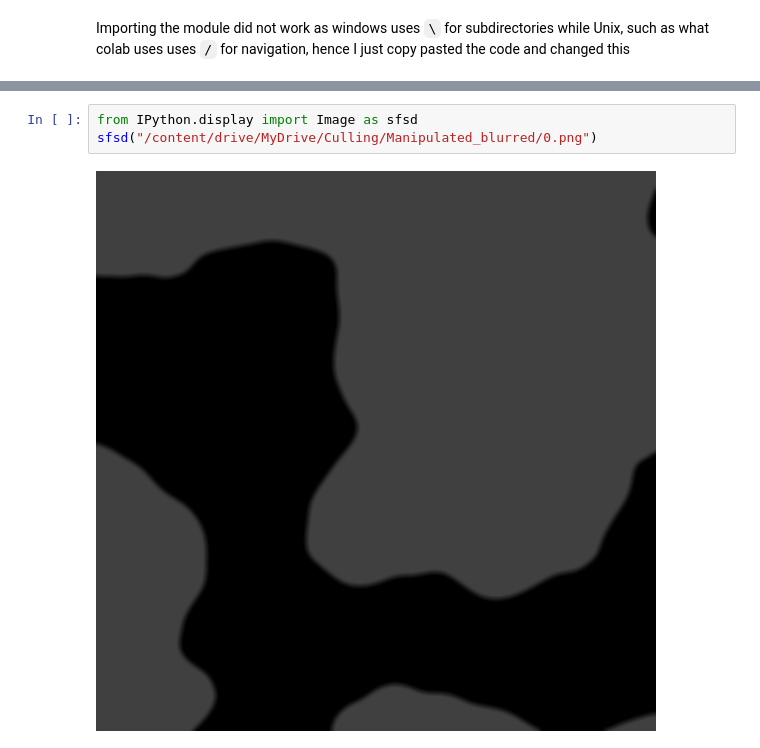
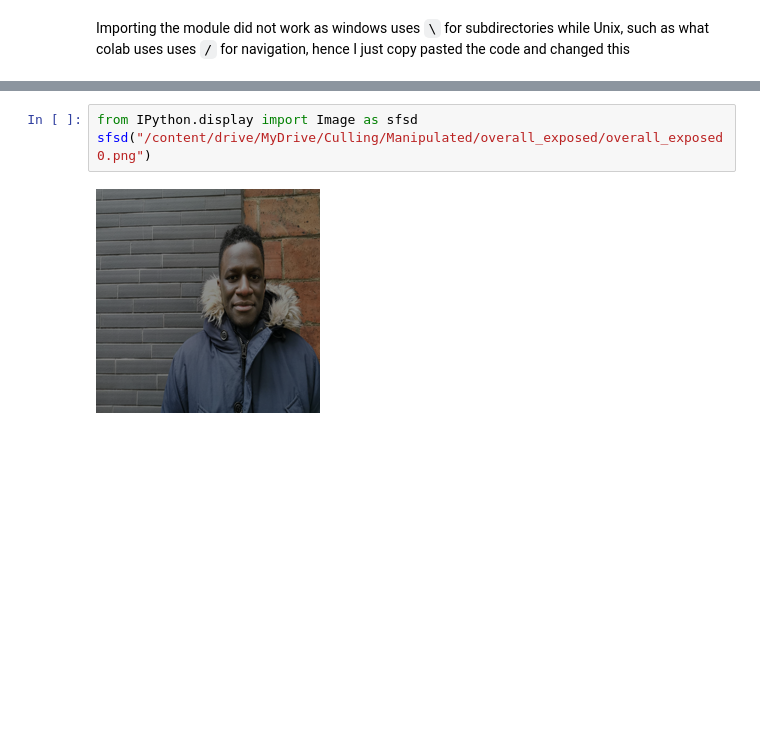
Before and after one commit to T-Cent/Culling, a Jupyter notebook: Culling.ipynb, the cells around one changed output, grey strips where cells are left out. Cells and saved outputs as stored; diff of their text form; blank space fills up the shorter version.

Commit message:
created and stored manipulated images

```diff
--- a/Culling.ipynb
+++ b/Culling.ipynb
@@ -202,5 +264,5 @@ save_image(manipulate.blur(), "blurred")
 # %%
 from IPython.display import Image as sfsd
-sfsd("/content/drive/MyDrive/Culling/Manipulated_blurred/0.png")
+sfsd("/content/drive/MyDrive/Culling/Manipulated/overall_exposed/overall_exposed0.png")
 # %% [output]
-[figure, old version]
+[figure, new version]
```
Also changed, not shown: parts of 18 cells of this notebook.
